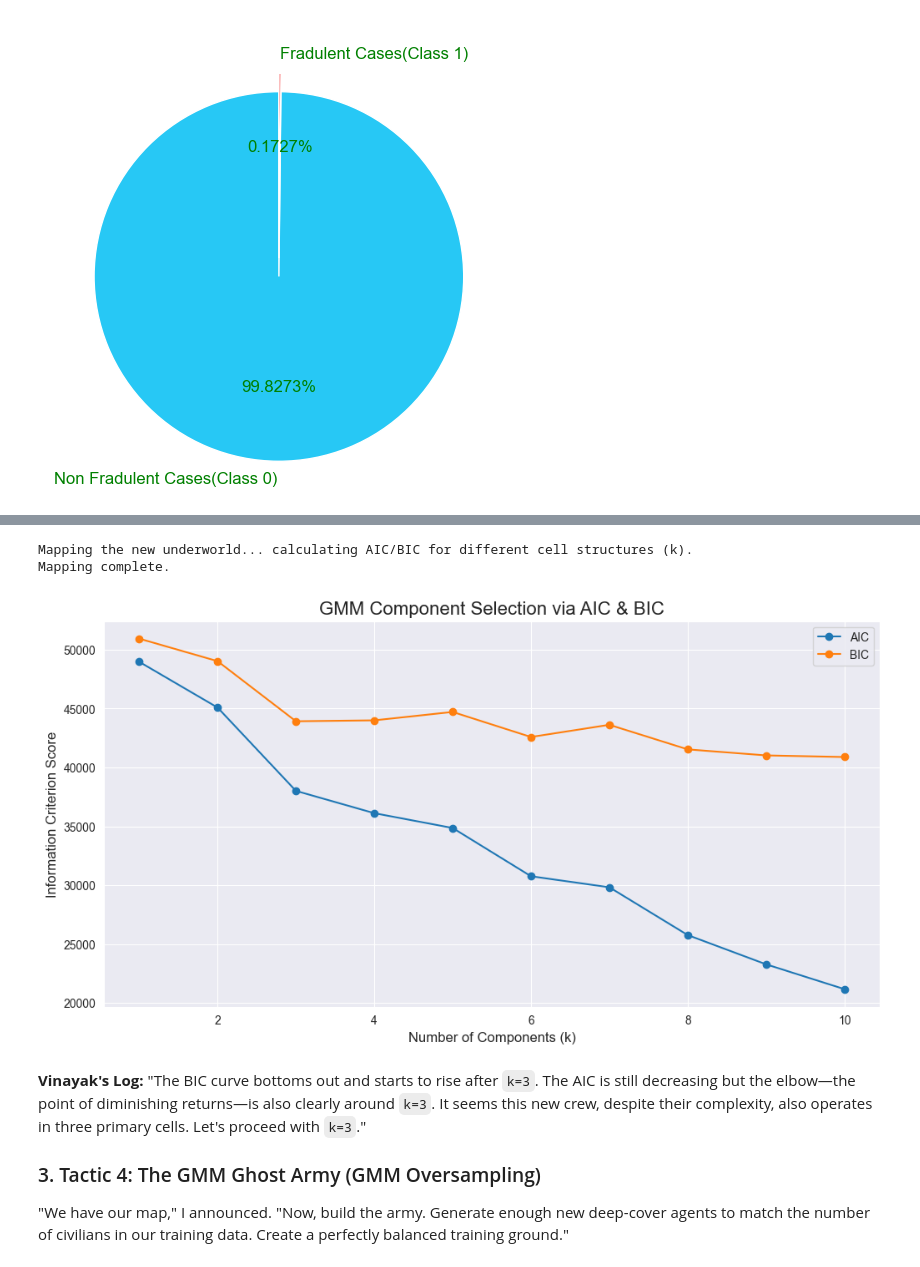
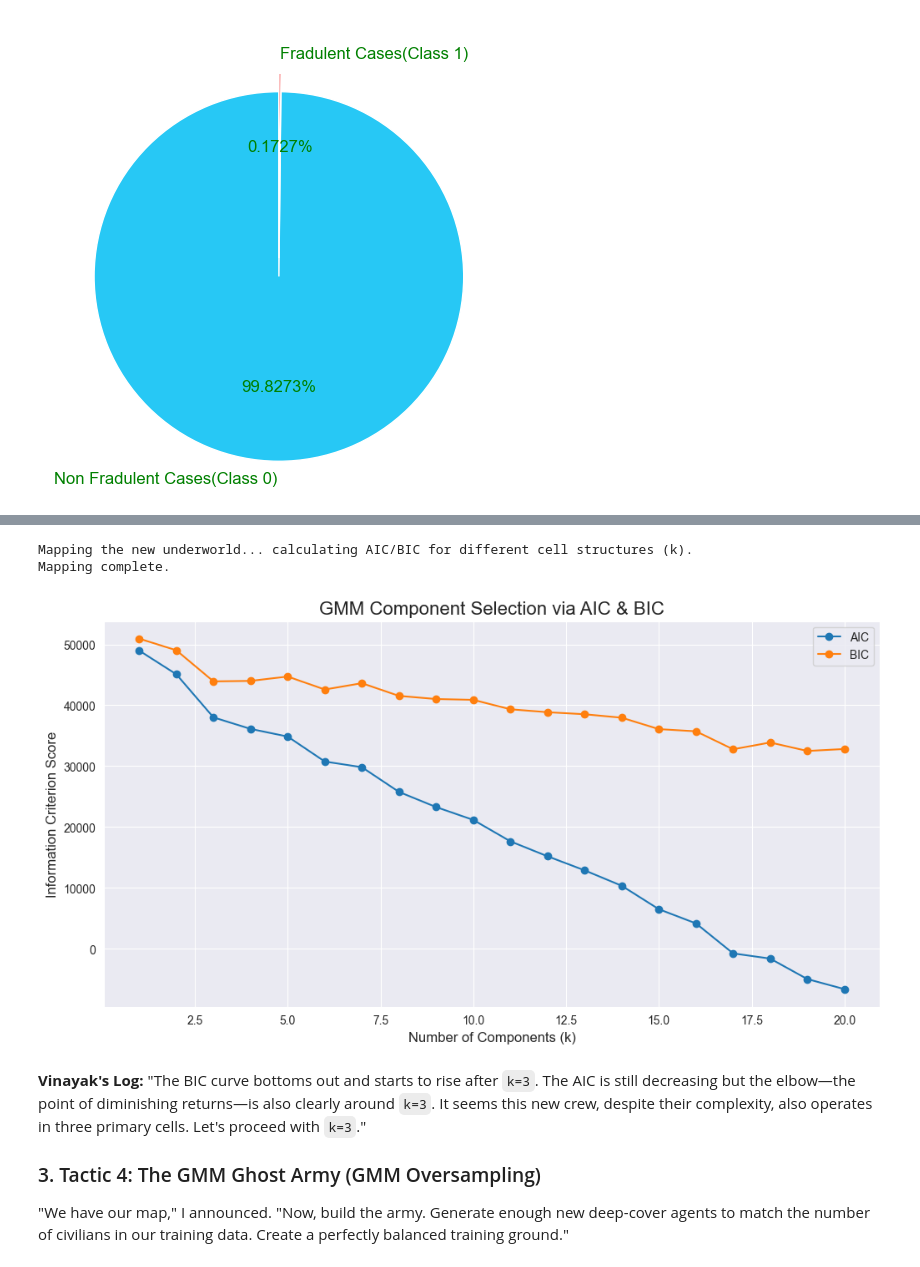
Before and after one commit to shriprasad15/DA5401-JUL-NOV-2025-assignment-4-shriprasad15, a Jupyter notebook: da25e054.ipynb, the cells around one changed output, grey strips where cells are left out. Drawn from its saved outputs; the diff is of its cells as text; code cells hidden in the pictures.

```diff
--- a/da25e054.ipynb
+++ b/da25e054.ipynb
@@ -115,30 +127,30 @@ plt.pie(class_counts, labels=['Non Fradulent Cases(Class 0)', 'Fradulent Cases(C
 # %%
 
-n_components = np.arange(1, 11)
+n_components = np.arange(1, 21)
 aics = []
 bics = []
 
 print("Mapping the new underworld... calculating AIC/BIC for different cell structures (k).")
 for k in n_components:
     gmm = GaussianMixture(n_components=k, random_state=42)
     gmm.fit(X_train_minority)
     aics.append(gmm.aic(X_train_minority))
     bics.append(gmm.bic(X_train_minority))
 print("Mapping complete.")
 
 plt.figure(figsize=(12, 6))
 plt.plot(n_components, aics, marker='o', label='AIC')
 plt.plot(n_components, bics, marker='o', label='BIC')
 plt.title('GMM Component Selection via AIC & BIC', fontsize=16)
 plt.xlabel('Number of Components (k)', fontsize=12)
 plt.ylabel('Information Criterion Score', fontsize=12)
 plt.legend()
 plt.grid(True)
 plt.show()
 # %% [output]
 Mapping the new underworld... calculating AIC/BIC for different cell structures (k).
 Mapping complete.
-[figure, old version]
+[figure, new version]
 # %% [markdown]
 **Vinayak's Log:** "The BIC curve bottoms out and starts to rise after `k=3`. The AIC is still decreasing but the elbow—the point of diminishing returns—is also clearly around `k=3`. It seems this new crew, despite their complexity, also operates in three primary cells.  Let's proceed with `k=3`."
 
```
Also changed, not shown: parts of 4 cells of this notebook.
